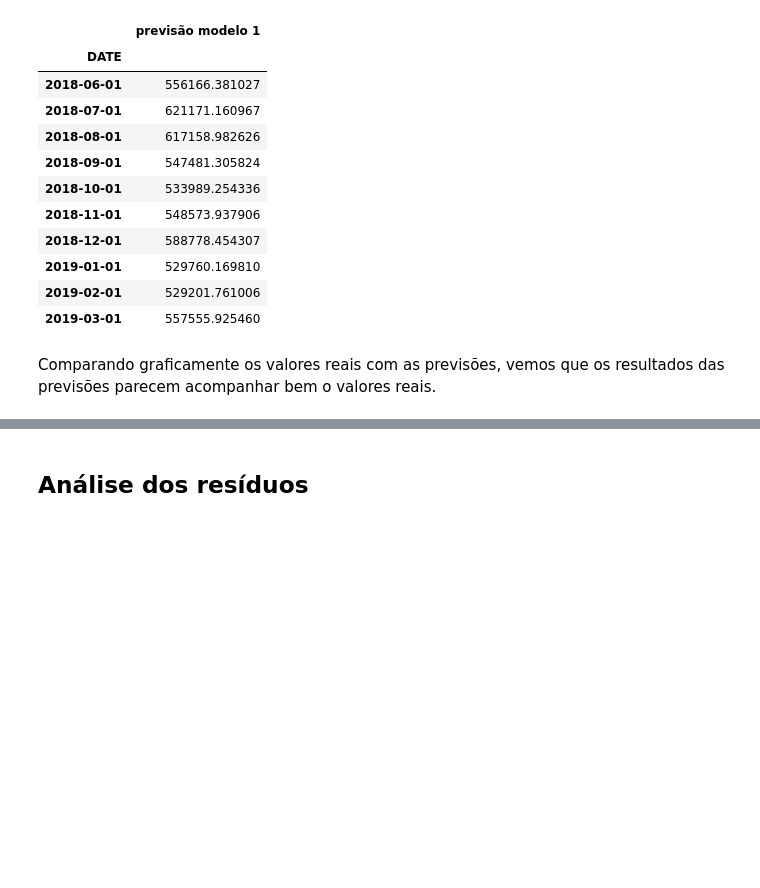
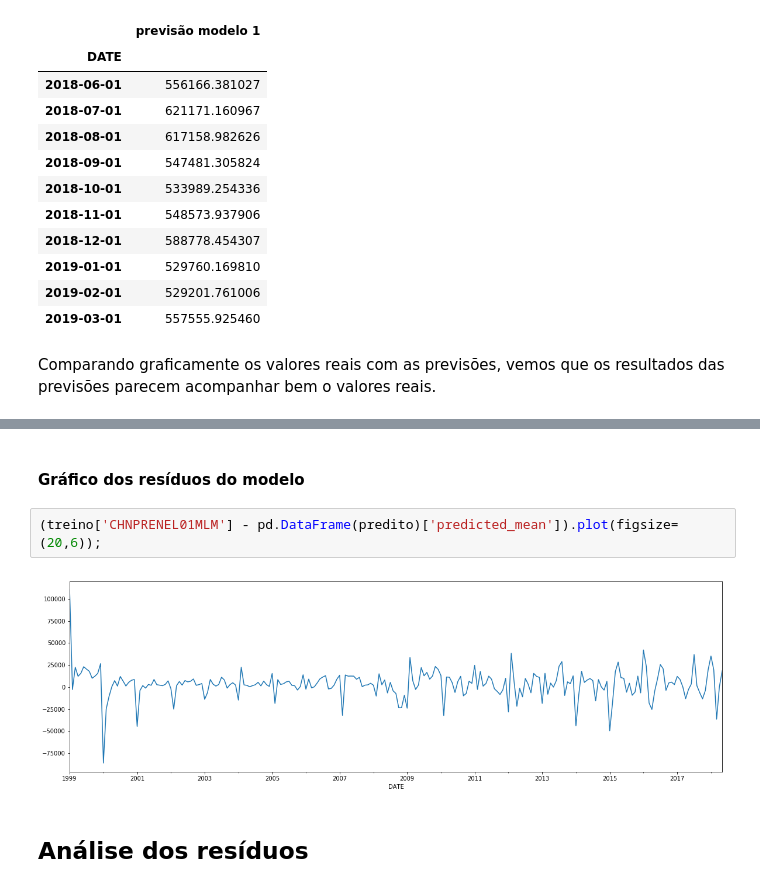
Before and after one commit to IvanildoBatista/Series-Temporais, a Jupyter notebook: AutoARIMA/AutoARIMA para previsão de produção de energia elétrica.ipynb, the cells around one changed output, grey strips where cells are left out. Drawn from its saved outputs; the diff is of its cells as text; blank space fills up the shorter version.

```diff
--- a/AutoARIMA/AutoARIMA para previsão de produção de energia elétrica.ipynb
+++ b/AutoARIMA/AutoARIMA para previsão de produção de energia elétrica.ipynb
@@ -321,3 +356,9 @@ R² do modelo 1: 0.646
+# %% [markdown]
+#### Gráfico dos resíduos do modelo
+# %%
+(treino['CHNPRENEL01MLM'] - pd.DataFrame(predito)['predicted_mean']).plot(figsize=(20,6));
+# %% [output]
+[figure, added]
 # %% [markdown]
 ## Análise dos resíduos
 # %% [markdown]
```
Also changed, not shown: parts of 23 cells of this notebook.
